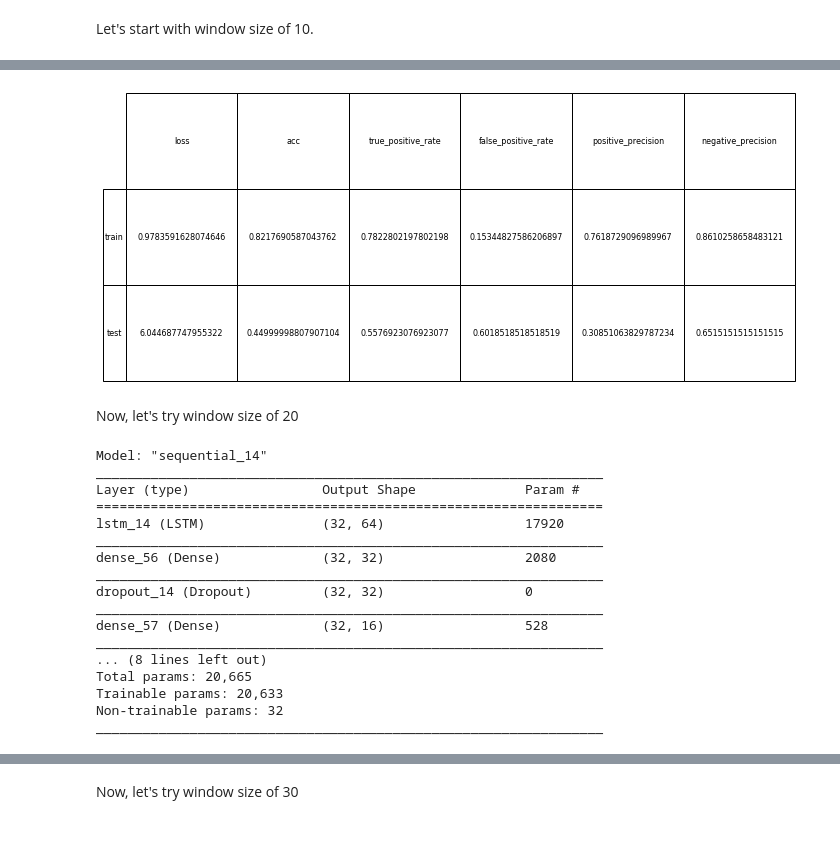
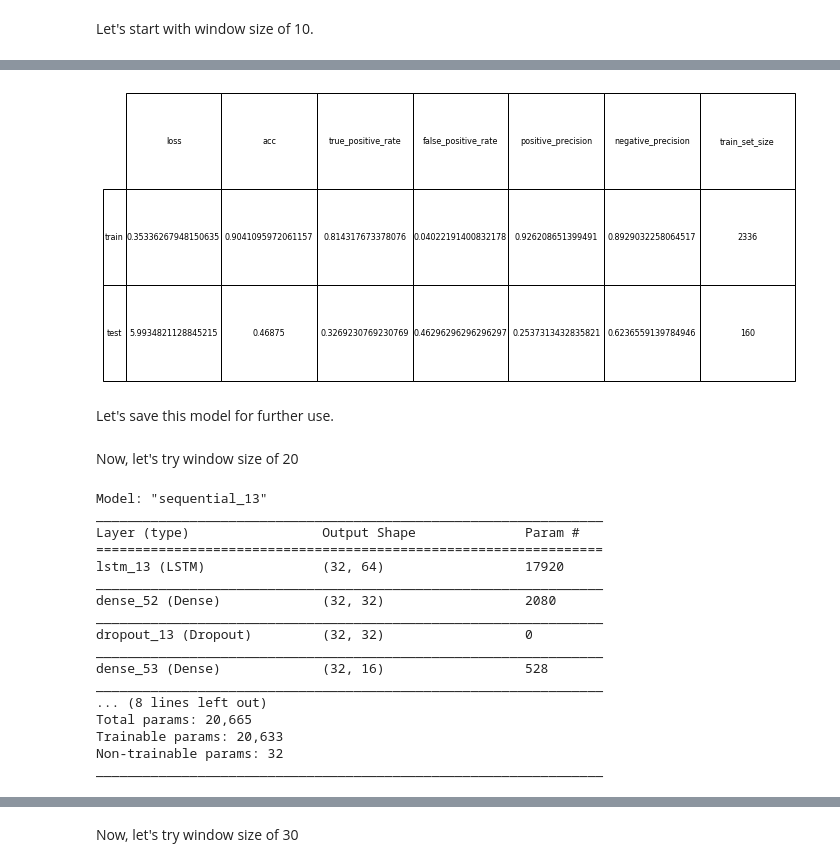
Before and after one commit to Ayazdani1997/stock-feature-prediction-final-pro, a Jupyter notebook: Phase1_OCHLV.ipynb, the cells around one changed output, grey strips where cells are left out. Drawn from its saved outputs; the diff is of its cells as text; code cells hidden in the pictures; blank space fills up the shorter version.

```diff
--- a/Phase1_OCHLV.ipynb
+++ b/Phase1_OCHLV.ipynb
@@ -499,11 +505,14 @@ def calc_pos_neg_rate(results):
   new_results['negative_precision'] = (results[4]) / (results[4] + results[5]) # negative precision
   return new_results
 # %%
-def tabular_test_train_results(train_results, test_results):
+def tabular_test_train_results(train_generator, test_generator, train_results, test_results, batch_size=32):
     rows = ['train', 'test']
     columns = [metric for metric in test_results]
+    columns.append('set_size')
     table_data = [ [str(train_results[metric]) for metric in train_results],\
             [str(test_results[metric]) for metric in test_results]]
+    table_data[0].append(len(train_generator) * batch_size)
+    table_data[1].append(len(test_generator) * batch_size)
     table = plt.table(cellText=table_data,
                       rowLabels=rows,
                       colLabels=columns,
@@ -542,12 +551,9 @@ epochs = 5000
 # %%
 optimizer = optimizers.Adam(learning_rate=0.001)
 # %%
-training_start = pandas.to_datetime('20010101', format='%Y%m%d', errors='ignore')
-training_end = pandas.to_datetime('20170919', format='%Y%m%d', errors='ignore')
-testing_start = pandas.to_datetime('20180101', format='%Y%m%d', errors='ignore')
-testing_end = pandas.to_datetime('20180719', format='%Y%m%d', errors='ignore')
-
-train_generator, test_generator = generate_datasets_for_model(data, labels, stock_with_max_trading_days, training_start, training_end, testing_start, testing_end)
+train_generator, test_generator = generate_datasets_for_model(data, labels, stock_with_max_trading_days, \
+                                                              training_start, training_end, testing_start, \
+                                                              testing_end)
 
 layers = [
           # input_shape : batch_size, time_step, #features
@@ -562,6 +568,6 @@ layers = [
          ]
 
 metrics = [BinaryAccuracy(name='accuracy'), TruePositives(name='true_positives'), FalsePositives(name='false_positives'), TrueNegatives(name='true_negatives'), FalseNegatives(name='false_negatives')]
-model = build_model(None, optimizer, layers, metrics=metrics)
-model.summary()
+first_model = build_model(None, optimizer, layers, metrics=metrics)
+first_model.summary()
 # %% [output]
@@ -623,10 +629,12 @@ plt.show()
 # %%
-model.reset_states()
-test_results = calc_pos_neg_rate(model.evaluate(x=test_generator, verbose=0))
+first_model.reset_states()
+test_results = calc_pos_neg_rate(first_model.evaluate(x=test_generator, verbose=0))
 # %%
-model.reset_states()
-train_results = calc_pos_neg_rate(model.evaluate(x=train_generator, verbose=0))
+first_model.reset_states()
+train_results = calc_pos_neg_rate(first_model.evaluate(x=train_generator, verbose=0))
 # %%
-tabular_test_train_results(train_results, test_results)
+tabular_test_train_results(train_generator, test_generator, train_results, test_results)
 # %% [output]
-[figure, old version]
+[figure, new version]
+# %% [markdown]
+Let's save this model for further use.
@@ -633,12 +643,10 @@ tabular_test_train_results(train_results, test_results)
 # %% [markdown]
 Now, let's try window size of 20
 # %%
-training_start = pandas.to_datetime('20010101', format='%Y%m%d', errors='ignore')
-training_end = pandas.to_datetime('20170919', format='%Y%m%d', errors='ignore')
-testing_start = pandas.to_datetime('20180101', format='%Y%m%d', errors='ignore')
-testing_end = pandas.to_datetime('20180719', format='%Y%m%d', errors='ignore')
-
-train_generator, test_generator = generate_datasets_for_model(data, labels, stock_with_max_trading_days, training_start, training_end, testing_start, testing_end, window_in_days=20)
+train_generator, test_generator = generate_datasets_for_model(data, labels, \
+                                                              stock_with_max_trading_days, \
+                                                              training_start, training_end, \
+                                                              testing_start, testing_end, window_in_days=20)
 
 layers = [
           # input_shape : batch_size, time_step, #features
@@ -653,20 +661,20 @@ layers = [
          ]
 
 metrics = [BinaryAccuracy(name='accuracy'), TruePositives(name='true_positives'), FalsePositives(name='false_positives'), TrueNegatives(name='true_negatives'), FalseNegatives(name='false_negatives')]
-model = build_model(None, optimizer, layers, metrics=metrics)
-model.summary()
+second_model = build_model(None, optimizer, layers, metrics=metrics)
+second_model.summary()
 # %% [output]
-Model: "sequential_14"
+Model: "sequential_13"
 _________________________________________________________________
 Layer (type)                 Output Shape              Param #
 =================================================================
-lstm_14 (LSTM)               (32, 64)                  17920
+lstm_13 (LSTM)               (32, 64)                  17920
 _________________________________________________________________
-dense_56 (Dense)             (32, 32)                  2080
+dense_52 (Dense)             (32, 32)                  2080
 _________________________________________________________________
-dropout_14 (Dropout)         (32, 32)                  0
+dropout_13 (Dropout)         (32, 32)                  0
 _________________________________________________________________
-dense_57 (Dense)             (32, 16)                  528
+dense_53 (Dense)             (32, 16)                  528
 _________________________________________________________________
 ... (8 lines left out)
 Total params: 20,665
```
Also changed, not shown: parts of 49 cells of this notebook, 1 other file.
